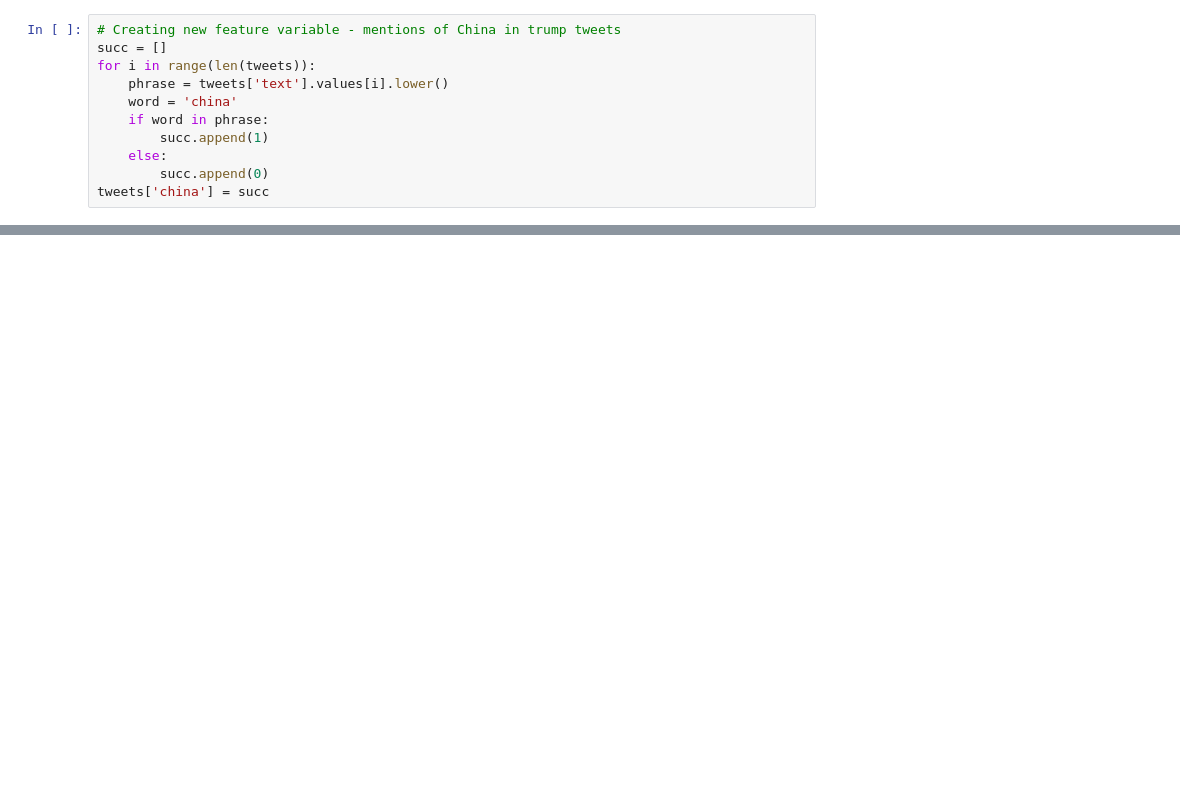
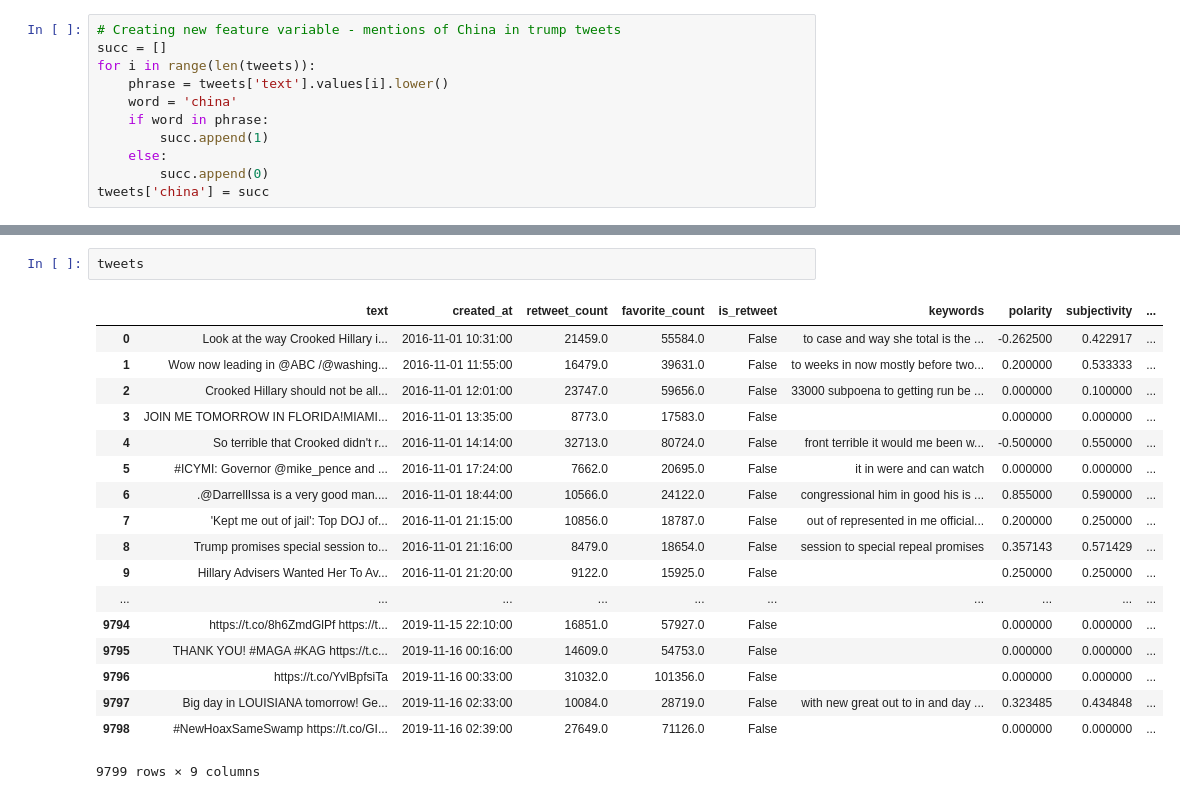
Before and after one commit to blue46jhl/CS109A-Final-Project, a Jupyter notebook: SentimentAnalysis-James.ipynb, the cells around one changed output, grey strips where cells are left out. Saved outputs shown, nothing was run; the diff lists cells and outputs as text; blank space fills up the shorter version.

```diff
--- a/SentimentAnalysis-James.ipynb
+++ b/SentimentAnalysis-James.ipynb
@@ -198,0 +182,21 @@ plt.show()
+# %%
+tweets
+# %% [output]
+|  | text | created_at | retweet_count | favorite_count | is_retweet | keywords | polarity | subjectivity | ... |
+| 0 | Look at the way Crooked Hillary i... | 2016-11-01 10:31:00 | 21459.0 | 55584.0 | False | to case and way she total is the ... | -0.262500 | 0.422917 | ... |
+| 1 | Wow now leading in @ABC /@washing... | 2016-11-01 11:55:00 | 16479.0 | 39631.0 | False | to weeks in now mostly before two... | 0.200000 | 0.533333 | ... |
+| 2 | Crooked Hillary should not be all... | 2016-11-01 12:01:00 | 23747.0 | 59656.0 | False | 33000 subpoena to getting run be ... | 0.000000 | 0.100000 | ... |
+| 3 | JOIN ME TOMORROW IN FLORIDA!MIAMI... | 2016-11-01 13:35:00 | 8773.0 | 17583.0 | False |  | 0.000000 | 0.000000 | ... |
+| 4 | So terrible that Crooked didn't r... | 2016-11-01 14:14:00 | 32713.0 | 80724.0 | False | front terrible it would me been w... | -0.500000 | 0.550000 | ... |
+| 5 | #ICYMI: Governor @mike_pence and ... | 2016-11-01 17:24:00 | 7662.0 | 20695.0 | False | it in were and can watch | 0.000000 | 0.000000 | ... |
+| 6 | .@DarrellIssa is a very good man.... | 2016-11-01 18:44:00 | 10566.0 | 24122.0 | False | congressional him in good his is ... | 0.855000 | 0.590000 | ... |
+| 7 | 'Kept me out of jail': Top DOJ of... | 2016-11-01 21:15:00 | 10856.0 | 18787.0 | False | out of represented in me official... | 0.200000 | 0.250000 | ... |
+| 8 | Trump promises special session to... | 2016-11-01 21:16:00 | 8479.0 | 18654.0 | False | session to special repeal promises | 0.357143 | 0.571429 | ... |
+| 9 | Hillary Advisers Wanted Her To Av... | 2016-11-01 21:20:00 | 9122.0 | 15925.0 | False |  | 0.250000 | 0.250000 | ... |
+| ... | ... | ... | ... | ... | ... | ... | ... | ... | ... |
+| 9794 | https://t.co/8h6ZmdGlPf https://t... | 2019-11-15 22:10:00 | 16851.0 | 57927.0 | False |  | 0.000000 | 0.000000 | ... |
+| 9795 | THANK YOU! #MAGA #KAG https://t.c... | 2019-11-16 00:16:00 | 14609.0 | 54753.0 | False |  | 0.000000 | 0.000000 | ... |
+| 9796 | https://t.co/YvlBpfsiTa | 2019-11-16 00:33:00 | 31032.0 | 101356.0 | False |  | 0.000000 | 0.000000 | ... |
+| 9797 | Big day in LOUISIANA tomorrow! Ge... | 2019-11-16 02:33:00 | 10084.0 | 28719.0 | False | with new great out to in and day ... | 0.323485 | 0.434848 | ... |
+| 9798 | #NewHoaxSameSwamp https://t.co/GI... | 2019-11-16 02:39:00 | 27649.0 | 71126.0 | False |  | 0.000000 | 0.000000 | ... |
+9799 rows × 9 columns
```
Also changed, not shown: parts of 4 cells of this notebook.
